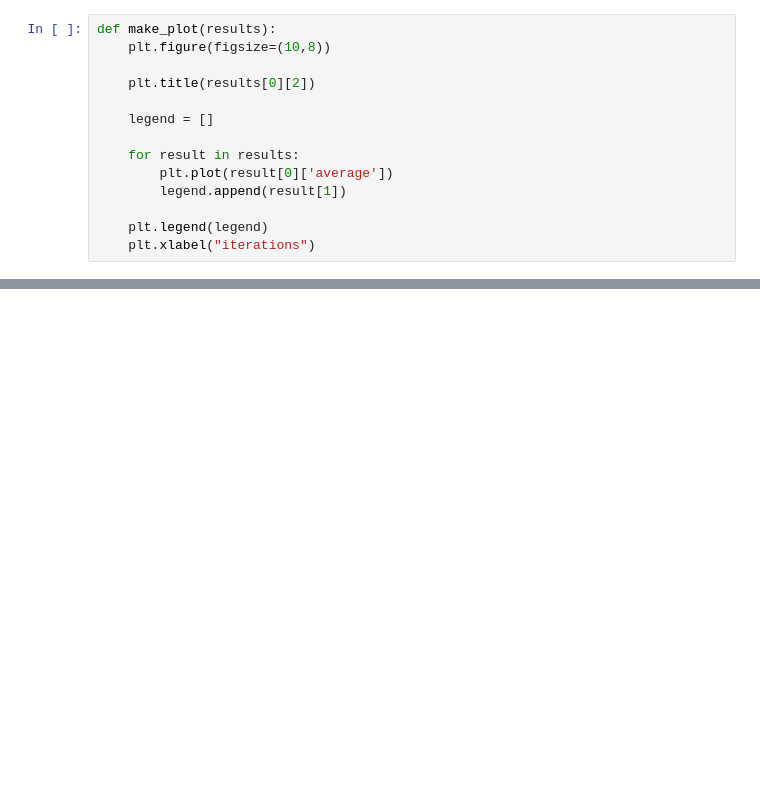
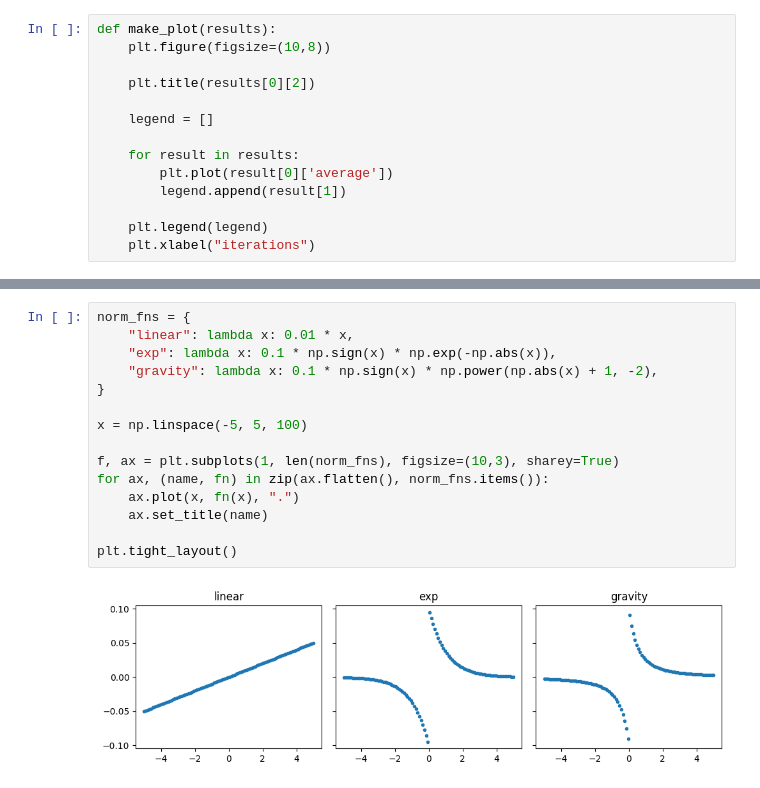
Before and after one commit to GloomyC/JmetalSocial, a Jupyter notebook: VisualiseResults.ipynb, the cells around one changed output, grey strips where cells are left out. Cells and saved outputs as stored; diff of their text form; blank space fills up the shorter version.

```diff
--- a/VisualiseResults.ipynb
+++ b/VisualiseResults.ipynb
@@ -45,0 +43,17 @@ for problem in problems:
+# %%
+norm_fns = {
+    "linear": lambda x: 0.01 * x,
+    "exp": lambda x: 0.1 * np.sign(x) * np.exp(-np.abs(x)),
+    "gravity": lambda x: 0.1 * np.sign(x) * np.power(np.abs(x) + 1, -2),
+}
+
+x = np.linspace(-5, 5, 100)
+
+f, ax = plt.subplots(1, len(norm_fns), figsize=(10,3), sharey=True)
+for ax, (name, fn) in zip(ax.flatten(), norm_fns.items()):
+    ax.plot(x, fn(x), ".")
+    ax.set_title(name)
+
+plt.tight_layout()
+# %% [output]
+[figure, added]
```
Also changed, not shown: parts of 1 cell of this notebook, 2 other files.
